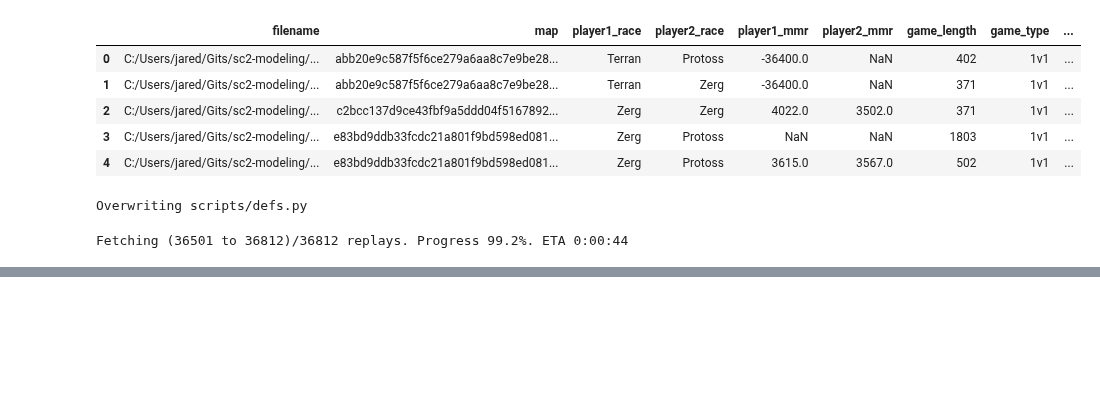
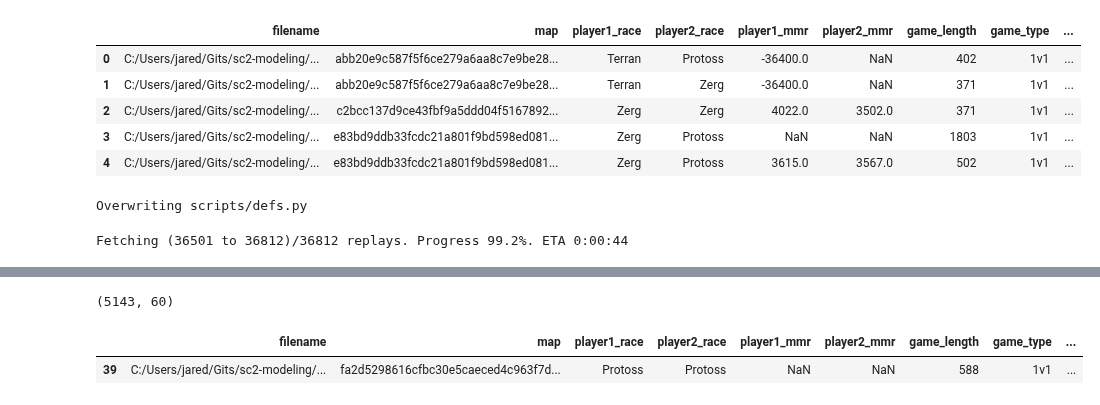
Before and after one commit to jared-a-lloyd/sc2-modeling, a Jupyter notebook: Predicting StarCraft 2 Win Probability_initial.ipynb, the cells around one changed output, grey strips where cells are left out. Cells and saved outputs as stored; diff of their text form; code cells hidden in the pictures; blank space fills up the shorter version.

```diff
--- a/Predicting StarCraft 2 Win Probability.ipynb
+++ b/Predicting StarCraft 2 Win Probability_initial.ipynb
@@ -1063,0 +1316,3 @@ Fetching (36501 to 36812)/36812 replays. Progress 99.2%. ETA 0:00:44
+# %%
+replay_df = pd.read_csv('data/replays.csv')
+modeling_metadata_df = filter_event_file_list(replay_df, mmr_available=False)
@@ -1063,0 +1396,10 @@ Fetching (36501 to 36812)/36812 replays. Progress 99.2%. ETA 0:00:44
+# %%
+df = pd.read_pickle('data/events/0b602a51c350d3969406bc48230714e3cdfae1e7ee9bd3e885ba15684f96295f.pkl')
+df.shape
+# %% [output]
+(5143, 60)
+# %%
+replay_df[replay_df['filehash'] == '0b602a51c350d3969406bc48230714e3cdfae1e7ee9bd3e885ba15684f96295f']
+# %% [output]
+|  | filename | map | player1_race | player2_race | player1_mmr | player2_mmr | game_length | game_type | ... |
+| 39 | C:/Users/jared/Gits/sc2-modeling/... | fa2d5298616cfbc30e5caeced4c963f7d... | Protoss | Protoss | NaN | NaN | 588 | 1v1 | ... |
```
Also changed, not shown: parts of 15 cells of this notebook, 9 other files.
